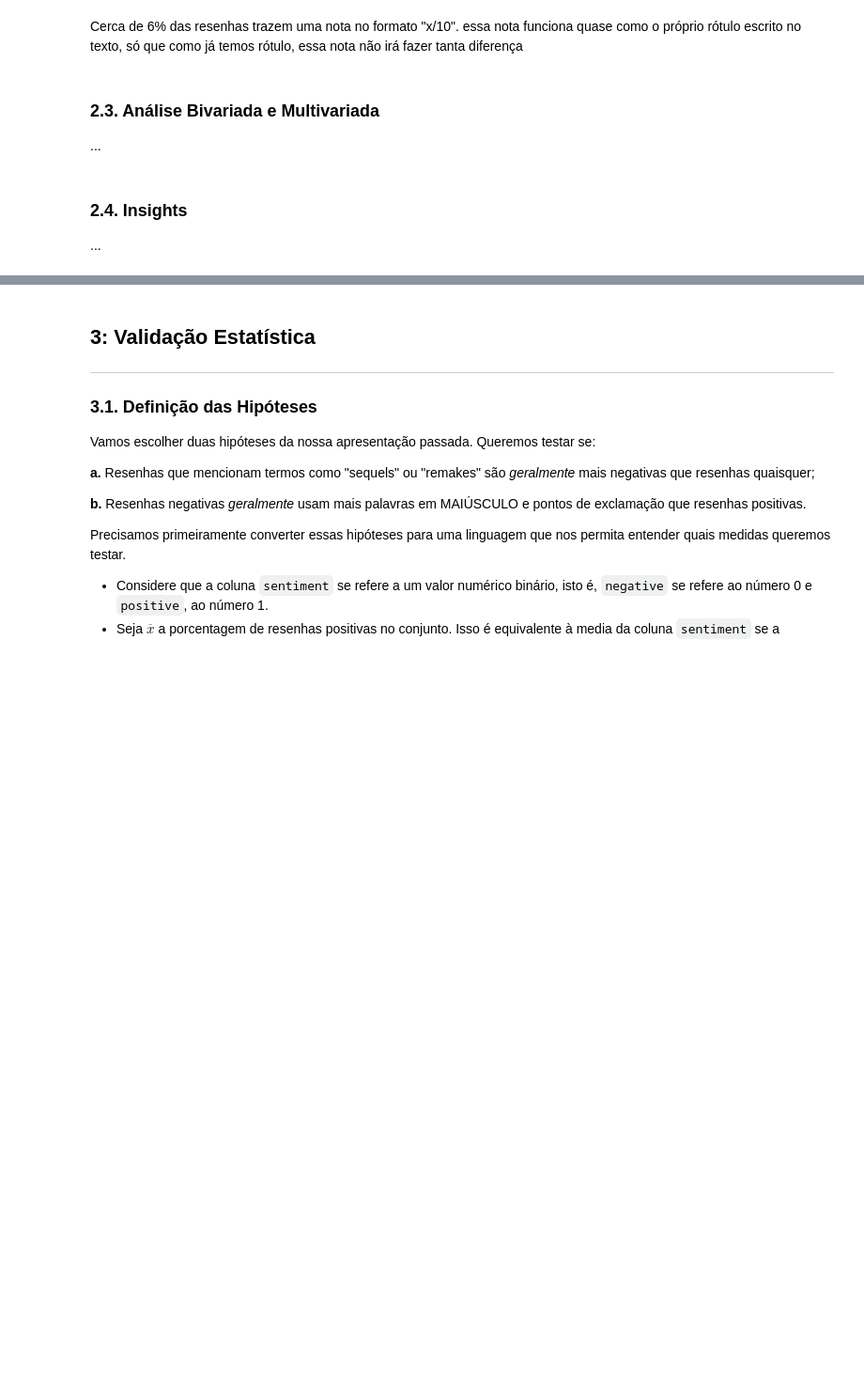
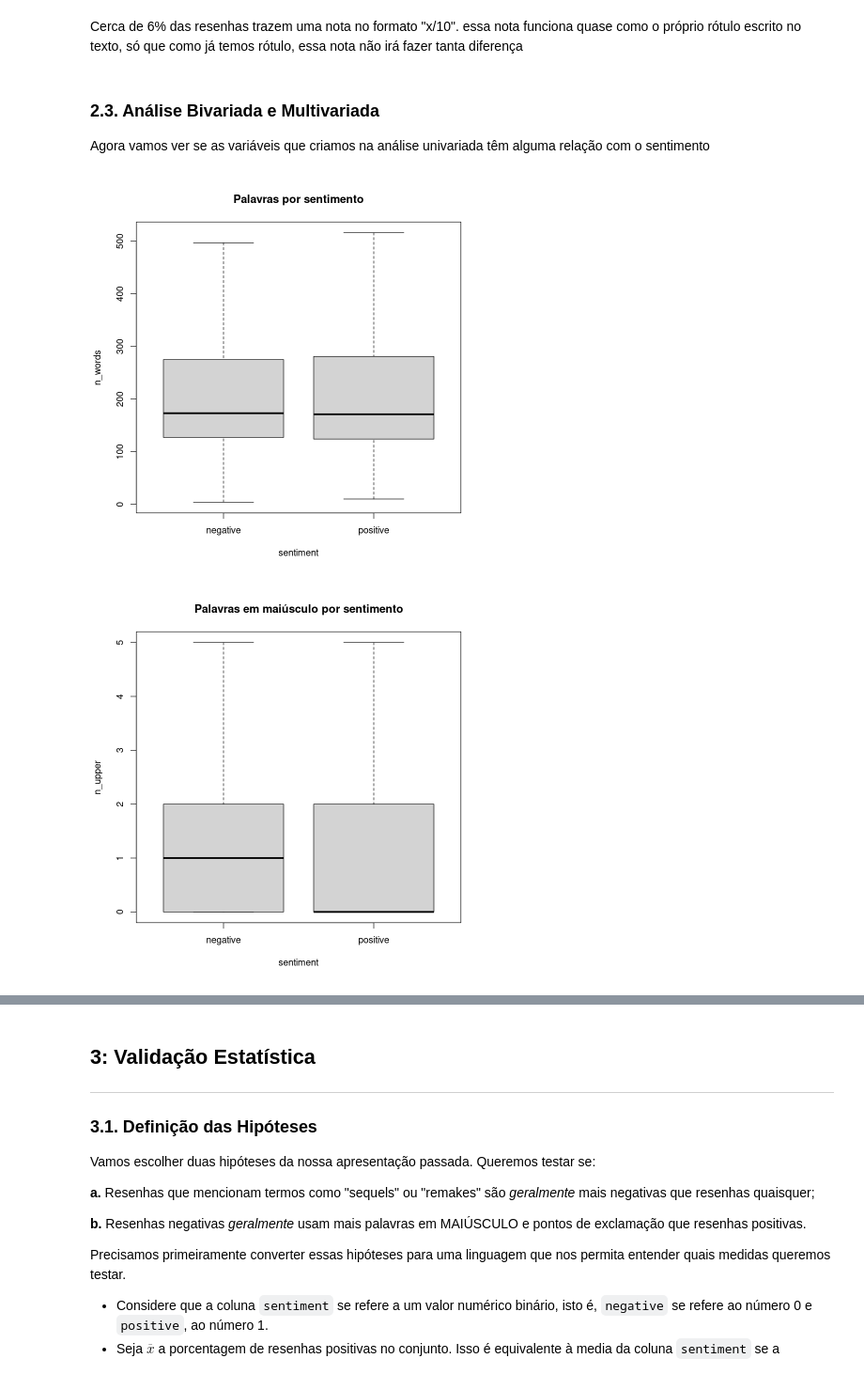
Before and after one commit to AmandaTrinity/estatistica, a Jupyter notebook: main.ipynb, the cells around one changed output, grey strips where cells are left out. Shown at 94% size. Saved outputs shown, nothing was run; the diff lists cells and outputs as text; code cells hidden in the pictures; blank space fills up the shorter version.

```diff
--- a/main.ipynb
+++ b/main.ipynb
@@ -169,11 +169,13 @@ hist(dataset$rating, breaks = -0.5:10.5, main = "Notas escritas no texto (x/10)"
 [figure]
 # %% [markdown]
 Cerca de 6% das resenhas trazem uma nota no formato "x/10". essa nota funciona quase como o próprio rótulo escrito no texto, só que como já temos rótulo, essa nota não irá fazer tanta diferença
-# %% [markdown]
-### 2.3. Análise Bivariada e Multivariada
-
-...
-# %% [markdown]
-### 2.4. Insights
-
-...
+# %% [markdown]
+### 2.3. Análise Bivariada e Multivariada
+
+Agora vamos ver se as variáveis que criamos na análise univariada têm alguma relação com o sentimento
+# %%
+boxplot(n_words ~ sentiment, data = dataset, outline = FALSE, main = "Palavras por sentimento")
+boxplot(n_upper ~ sentiment, data = dataset, outline = FALSE, main = "Palavras em maiúsculo por sentimento")
+# %% [output]
+[figure, added]
+[figure, added]
```
Also changed, not shown: parts of 27 cells of this notebook.
